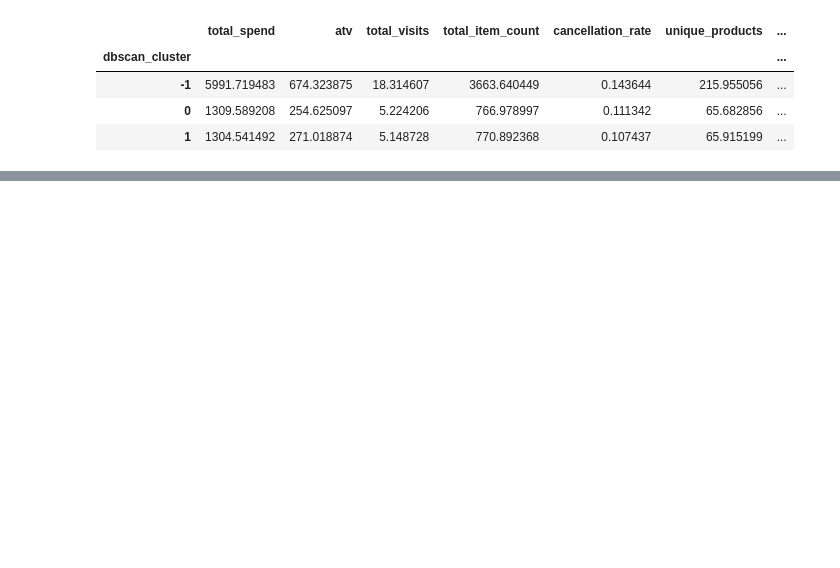
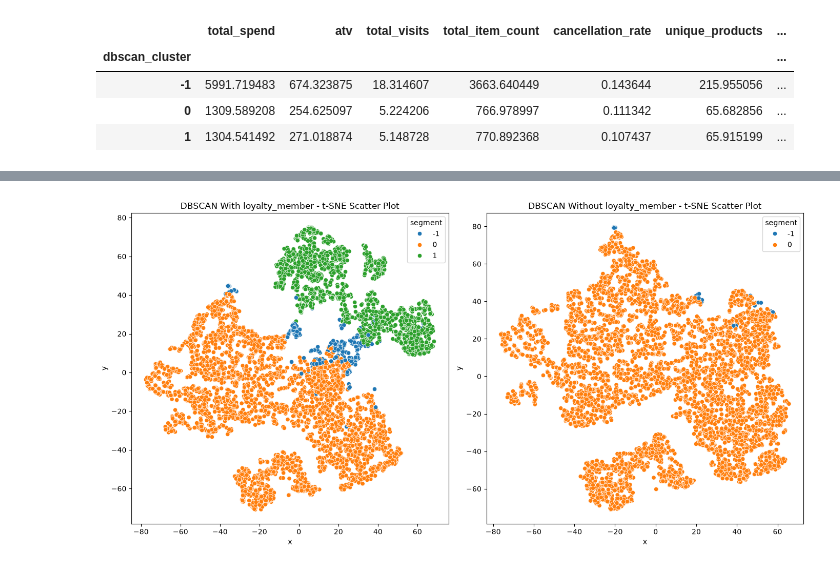
Before and after one commit to calAshy/theCoffeeCo, a Jupyter notebook: 1_Code/ml_pipeline.ipynb, the cells around one changed output, grey strips where cells are left out. Cells and saved outputs as stored; diff of their text form; code cells hidden in the pictures; blank space fills up the shorter version.

```diff
--- a/1_Code/ml_pipeline.ipynb
+++ b/1_Code/ml_pipeline.ipynb
@@ -711,0 +731,20 @@ retail_features.groupby('dbscan_cluster')[feature_cols].mean()
+# %%
+# (Re confirm that eps value of 2.0 is still suitable on this dataset)
+
+# Recalculate min_samples without loyalty_member:
+min_samples_loyalty_dropped = 2 * len(removed_feature_cols)
+
+# Create a list with different values of EPS to test:
+eps_values_no_loyalty = [1.0, 1.4, 1.6, 2.0, 2.25, 2.8, 3.4]
+
+for value in eps_values_no_loyalty:
+    # re-initilise DBSCAN:
+    db = DBSCAN(eps = value, min_samples = min_samples_loyalty_dropped)
+    # Fit the model with the dataset not containing loyalty_member
+    db_labels = db.fit_predict(binary_removed_scaled)
+    # Initilise a variable to count clusters and label as -1 if noise
+    n_clusters = len(set(db_labels)) - (1 if -1 in db_labels else 0)
+    # Initilise a variable to count noise:
+    n_noise = list(db_labels).count(-1)
+    # Print results:
+    print(f"eps={value} -> Clusters Found: {n_clusters}, Noise Points: {n_noise}")
@@ -711,0 +769,30 @@ retail_features.groupby('dbscan_cluster')[feature_cols].mean()
+# %%
+# DBSCAN with loyalty_member (Using retail_scaled)
+db_with_loyalty_member = DBSCAN (eps= 2.0, min_samples = min_samples)
+db_with_loyalty_member_labels = db_with_loyalty_member.fit_predict(retail_scaled)
+
+# DBSCAN without loyalty_member (Using binary_removed_scaled)
+db_without_loyalty_member = DBSCAN (eps= 3.4, min_samples = min_samples_loyalty_dropped)
+db_without_loyalty_member_labels = db_without_loyalty_member.fit_predict(binary_removed_scaled)
+
+# Reuse t_SNE coordinates from k = 2 KMeans test:
+df_tsne_dbscan_with = pd.DataFrame({'x': tsne_data_k2[:, 0], 'y': tsne_data_k2[:, 1],
+                                   'segment': db_with_loyalty_member_labels})
+
+# Reuse t-SNE coordinates from the k = 7 loyalty removed test:
+df_tsne_dbscan_without = pd.DataFrame({'x': tsne_data_k7[:, 0], 'y': tsne_data_k7[:, 1],
+                                   'segment': db_without_loyalty_member_labels})
+
+# Create one figure of the side by side plots:
+fig, axes = plt.subplots(1, 2, figsize = (14, 7))
+
+# Create the plots:
+sns.scatterplot(x = 'x', y = 'y', hue = 'segment', data = df_tsne_dbscan_with, palette = 'tab10', ax = axes[0])
+axes[0].set_title('DBSCAN With loyalty_member - t-SNE Scatter Plot')
+sns.scatterplot(x = 'x', y = 'y', hue = 'segment', data = df_tsne_dbscan_without, palette = 'tab10', ax = axes[1])
+axes[1].set_title('DBSCAN Without loyalty_member - t-SNE Scatter Plot')
+
+plt.tight_layout()
+plt.show()
+# %% [output]
+[figure, added]
```
Also changed, not shown: parts of 14 cells of this notebook.
